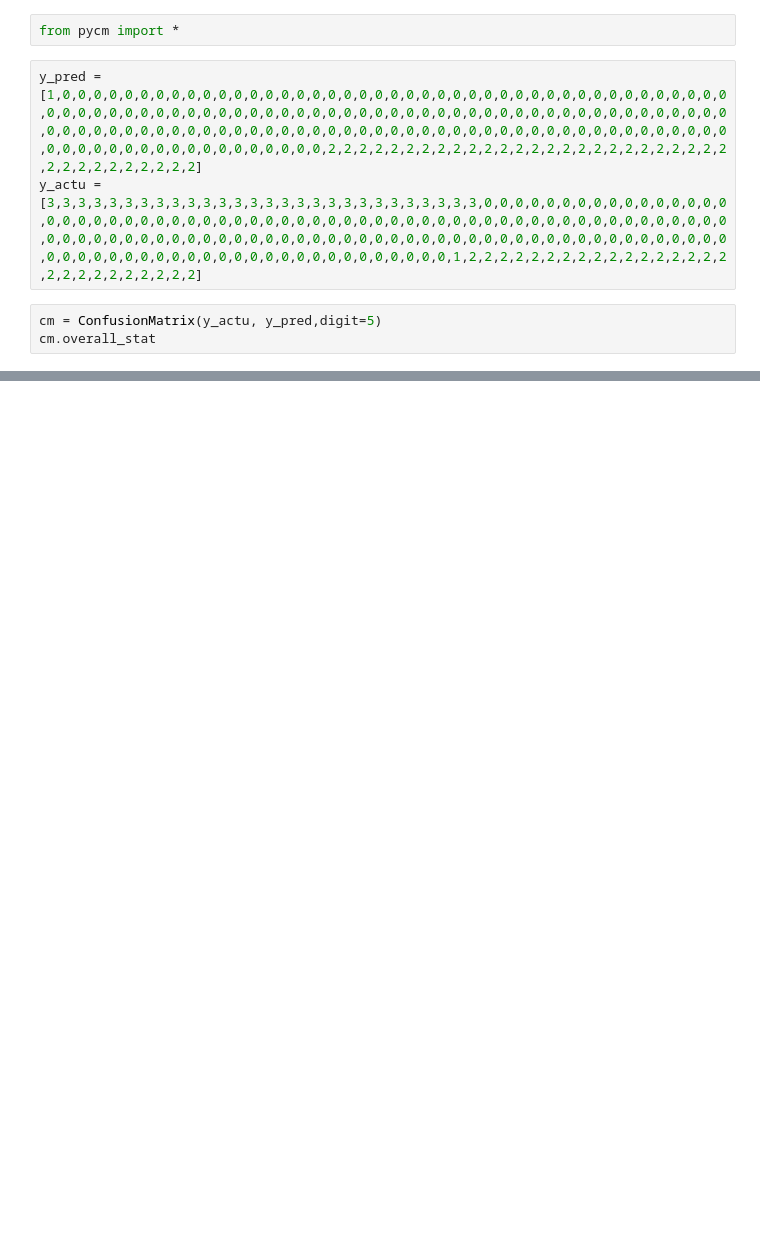
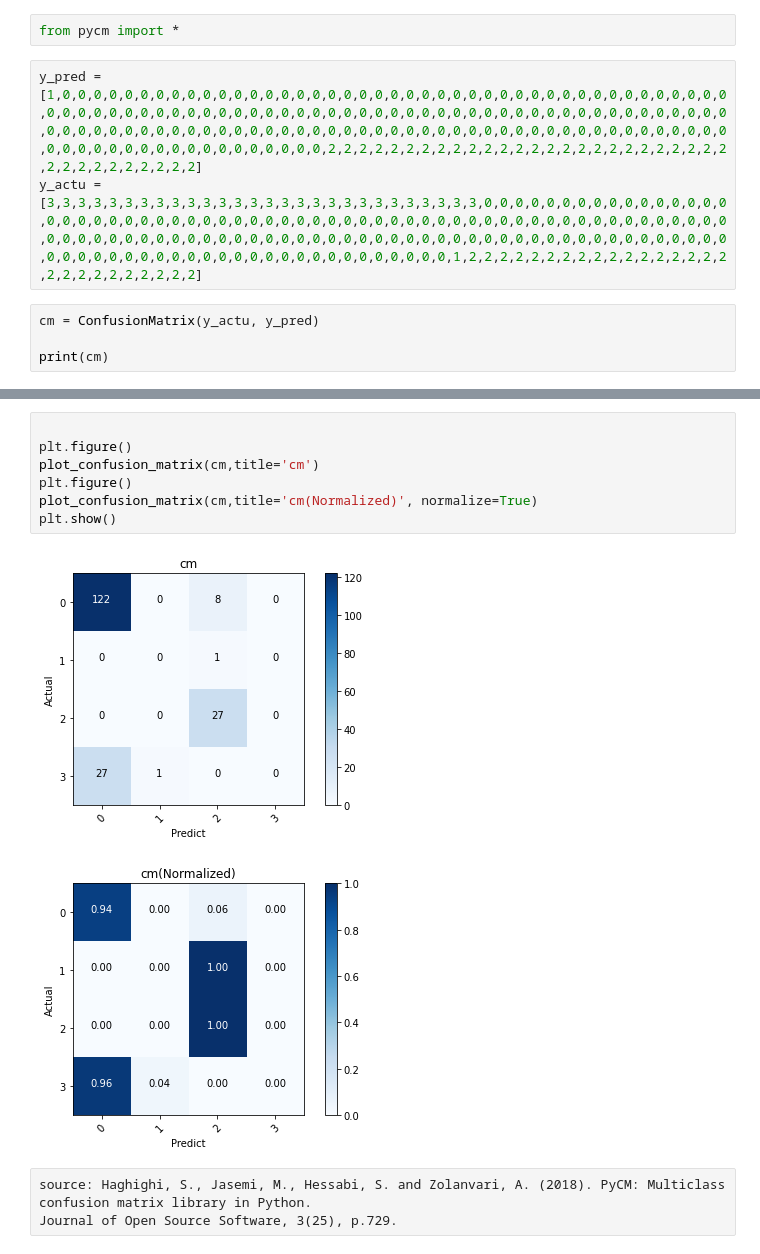
Before and after one commit to Explorers-in-the-Chthulucene/SemioticDrifting, a Jupyter notebook: script/FSCORE.ipynb, the cells around one changed output, grey strips where cells are left out. Saved outputs shown, nothing was run; the diff lists cells and outputs as text; blank space fills up the shorter version.

```diff
--- a/script/FSCORE.ipynb
+++ b/script/FSCORE.ipynb
@@ -98,6 +102,7 @@ from pycm import *
 y_pred = [1,0,0,0,0,0,0,0,0,0,0,0,0,0,0,0,0,0,0,0,0,0,0,0,0,0,0,0,0,0,0,0,0,0,0,0,0,0,0,0,0,0,0,0,0,0,0,0,0,0,0,0,0,0,0,0,0,0,0,0,0,0,0,0,0,0,0,0,0,0,0,0,0,0,0,0,0,0,0,0,0,0,0,0,0,0,0,0,0,0,0,0,0,0,0,0,0,0,0,0,0,0,0,0,0,0,0,0,0,0,0,0,0,0,0,0,0,0,0,0,0,0,0,0,0,0,0,0,0,0,0,0,0,0,0,0,0,0,0,0,0,0,0,0,0,0,0,0,0,0,2,2,2,2,2,2,2,2,2,2,2,2,2,2,2,2,2,2,2,2,2,2,2,2,2,2,2,2,2,2,2,2,2,2,2,2]
 y_actu = [3,3,3,3,3,3,3,3,3,3,3,3,3,3,3,3,3,3,3,3,3,3,3,3,3,3,3,3,0,0,0,0,0,0,0,0,0,0,0,0,0,0,0,0,0,0,0,0,0,0,0,0,0,0,0,0,0,0,0,0,0,0,0,0,0,0,0,0,0,0,0,0,0,0,0,0,0,0,0,0,0,0,0,0,0,0,0,0,0,0,0,0,0,0,0,0,0,0,0,0,0,0,0,0,0,0,0,0,0,0,0,0,0,0,0,0,0,0,0,0,0,0,0,0,0,0,0,0,0,0,0,0,0,0,0,0,0,0,0,0,0,0,0,0,0,0,0,0,0,0,0,0,0,0,0,0,0,0,1,2,2,2,2,2,2,2,2,2,2,2,2,2,2,2,2,2,2,2,2,2,2,2,2,2,2,2]
 # %%
-cm = ConfusionMatrix(y_actu, y_pred,digit=5)
-cm.overall_stat
+cm = ConfusionMatrix(y_actu, y_pred)
+
+print(cm)
 # %% [output]
@@ -120,0 +206,13 @@ cm.overall_stat
+# %%
+
+plt.figure()
+plot_confusion_matrix(cm,title='cm')
+plt.figure()
+plot_confusion_matrix(cm,title='cm(Normalized)', normalize=True)
+plt.show()
+# %% [output]
+[figure, added]
+[figure, added]
+# %% [raw]
+source: Haghighi, S., Jasemi, M., Hessabi, S. and Zolanvari, A. (2018). PyCM: Multiclass confusion matrix library in Python.
+Journal of Open Source Software, 3(25), p.729.
```
Also changed, not shown: parts of 17 cells of this notebook.
